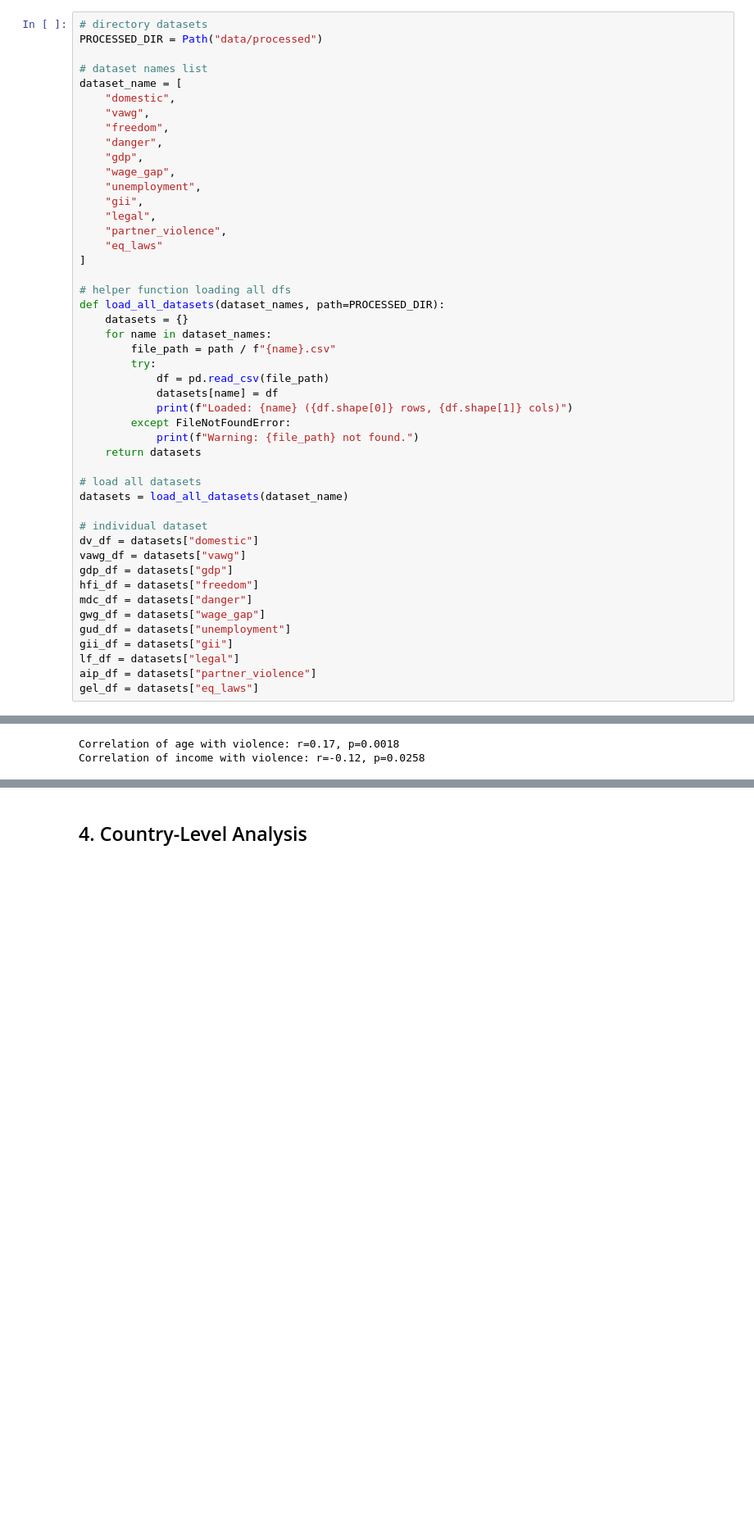
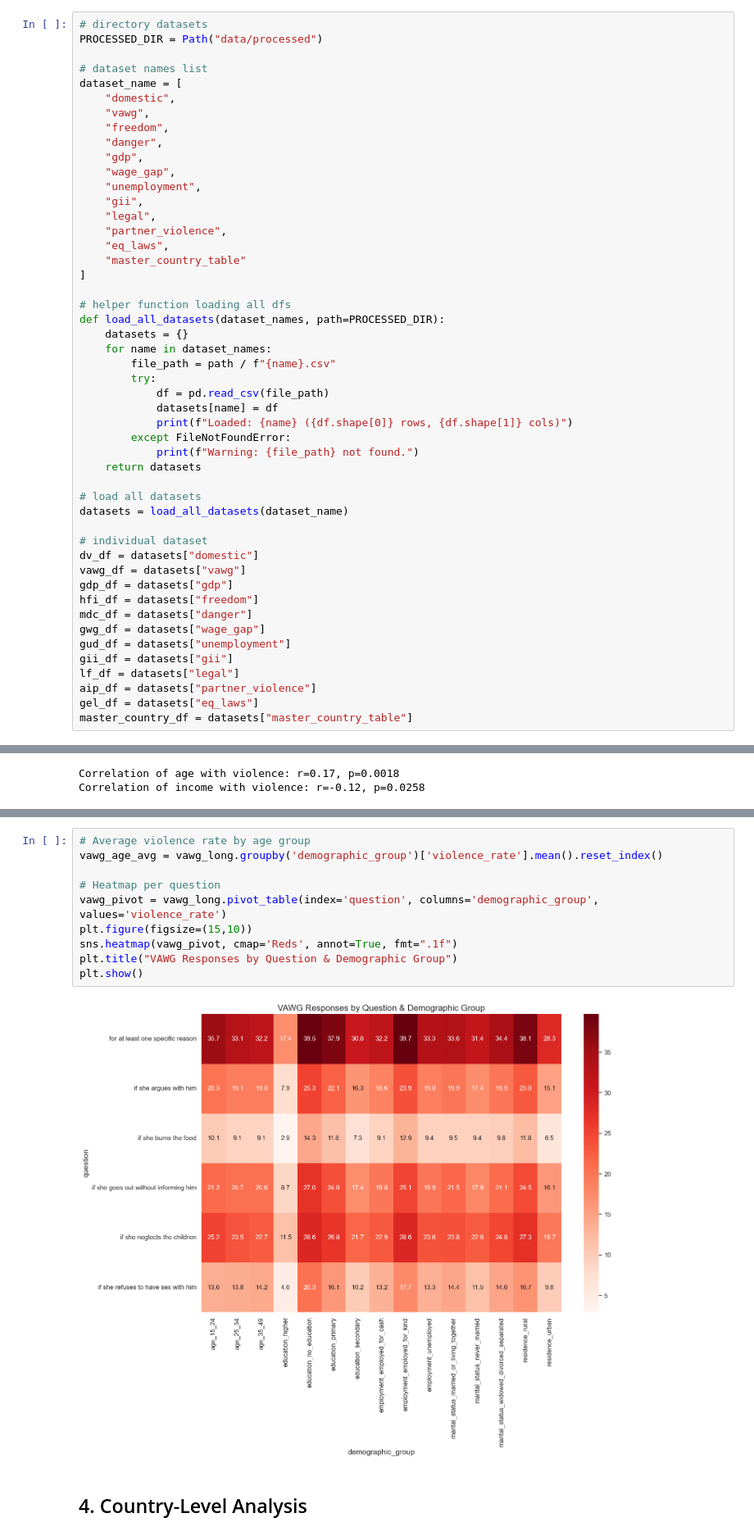
Before and after one commit to mara-pn/Violence-Against-Women-Risk-Prediction-Structural-Determinants-Analysis, a Jupyter notebook: 02_eda.ipynb, the cells around one changed output, grey strips where cells are left out. Shown at 82% size. Drawn from its saved outputs; the diff is of its cells as text; blank space fills up the shorter version.

```diff
--- a/02_eda.ipynb
+++ b/02_eda.ipynb
@@ -74,7 +93,8 @@ dataset_name = [
     "gii",
     "legal",
     "partner_violence",
-    "eq_laws"
+    "eq_laws",
+    "master_country_table"
 ]
 
 # helper function loading all dfs
@@ -105,6 +125,7 @@ gii_df = datasets["gii"]
 lf_df = datasets["legal"]
 aip_df = datasets["partner_violence"]
 gel_df = datasets["eq_laws"]
+master_country_df = datasets["master_country_table"]
 # %% [output]
 Loaded: domestic (347 rows, 6 cols)
 Loaded: vawg (415 rows, 19 cols)
@@ -435,3 +531,15 @@ plt.show()
+# %%
+# Average violence rate by age group
+vawg_age_avg = vawg_long.groupby('demographic_group')['violence_rate'].mean().reset_index()
+
+# Heatmap per question
+vawg_pivot = vawg_long.pivot_table(index='question', columns='demographic_group', values='violence_rate')
+plt.figure(figsize=(15,10))
+sns.heatmap(vawg_pivot, cmap='Reds', annot=True, fmt=".1f")
+plt.title("VAWG Responses by Question & Demographic Group")
+plt.show()
+# %% [output]
+[figure, added]
 # %% [markdown]
 ## 4. Country-Level Analysis
 # %% [markdown]
```
Also changed, not shown: parts of 45 cells of this notebook, 1 other file.
